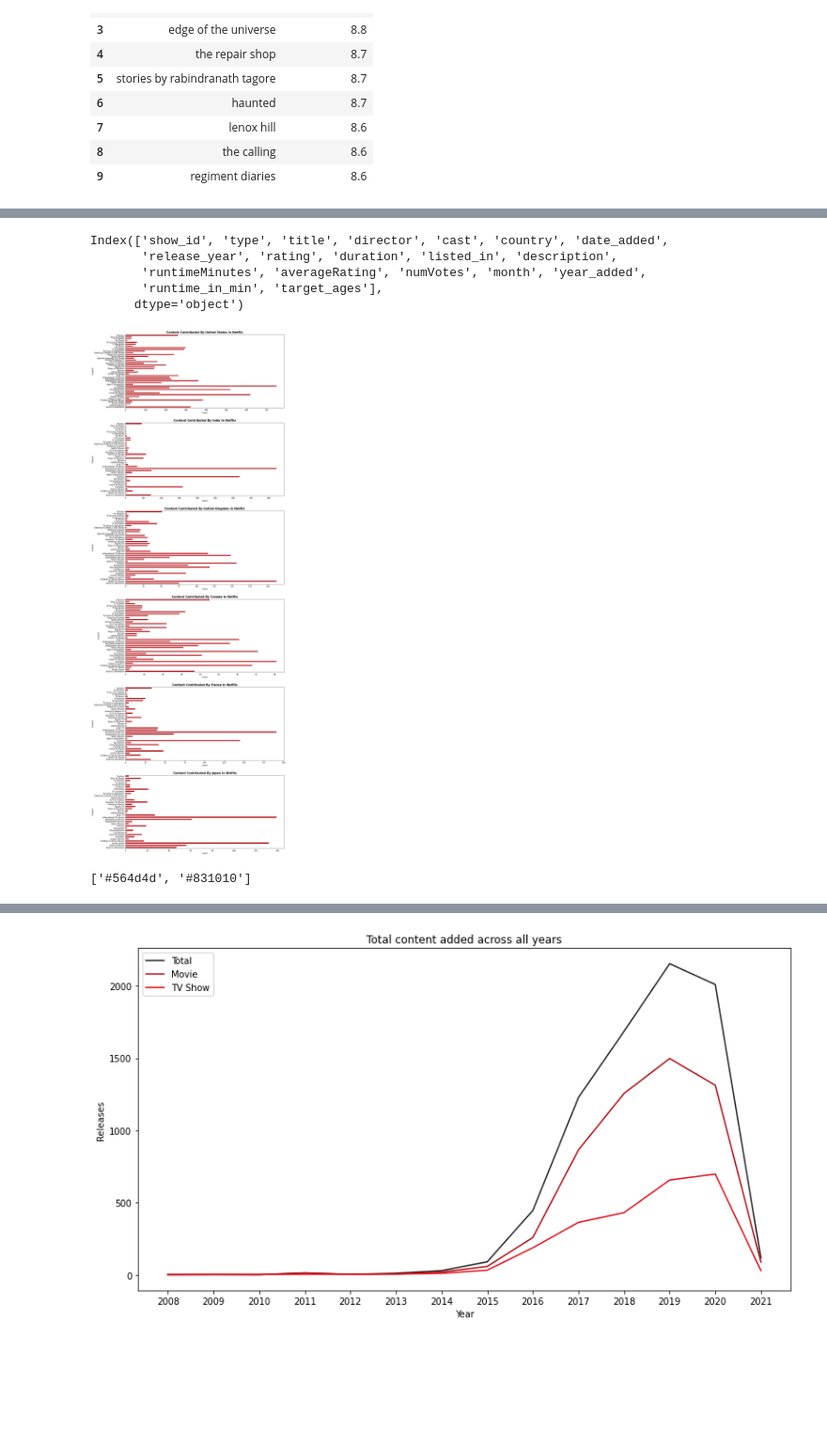
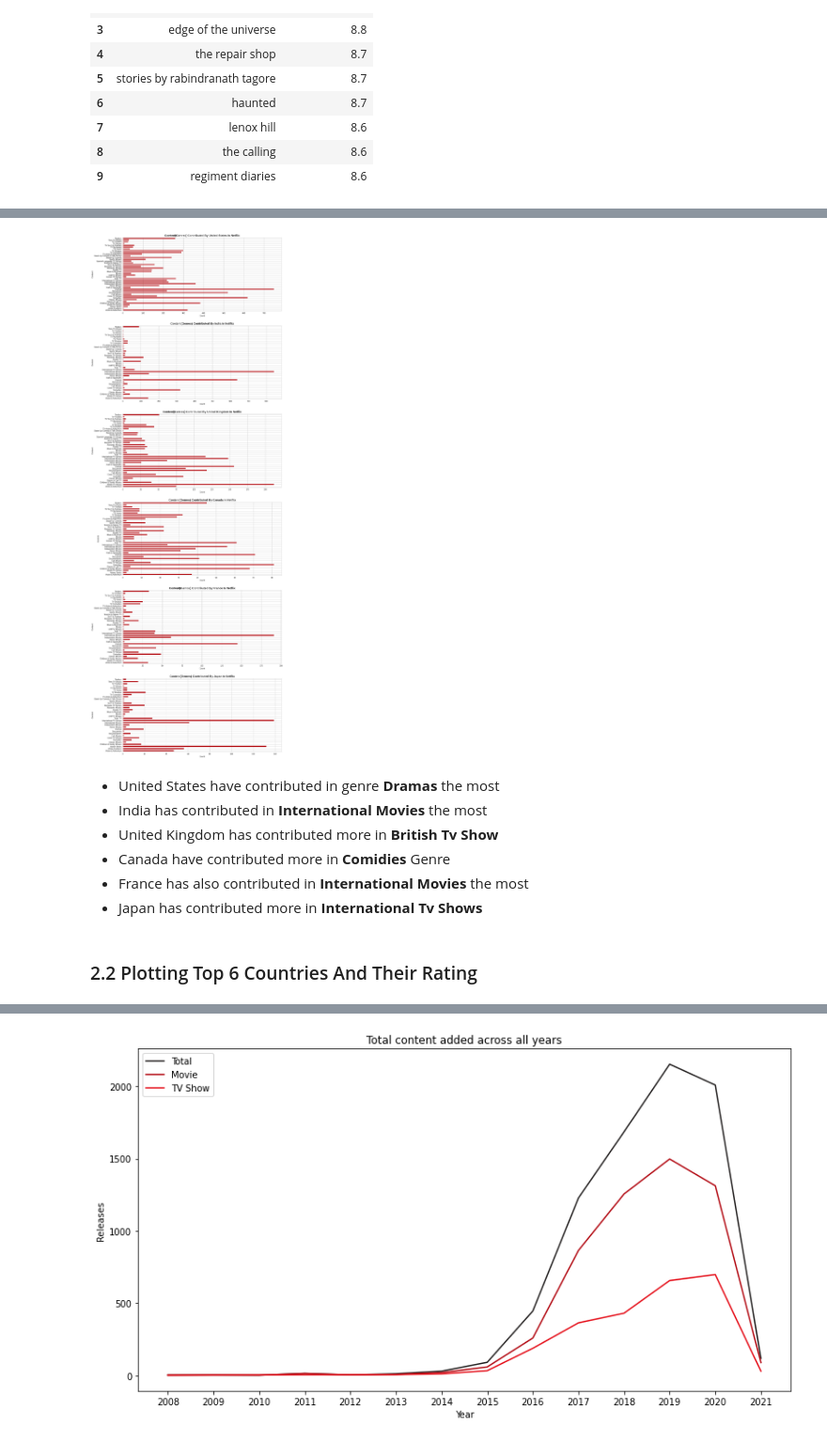
Before and after one commit to rubeshajith/NETFLIX-MOVIES-AND-TV-SHOWS-CLUSTERING, a Jupyter notebook: NETFLIX_MOVIES_AND_TV_SHOWS_CLUSTERING.ipynb, the cells around one changed output, grey strips where cells are left out. Shown at 94% size. Drawn from its saved outputs; the diff is of its cells as text; code cells hidden in the pictures; blank space fills up the shorter version.

```diff
--- a/NETFLIX_MOVIES_AND_TV_SHOWS_CLUSTERING.ipynb
+++ b/NETFLIX_MOVIES_AND_TV_SHOWS_CLUSTERING.ipynb
@@ -1305,7 +1333,3 @@ Understanding what type content is available in different countries
 # %%
-# United States
-# India
-# United Kingdom
-# Canada
-# France
-# Japan
+# creating a list which contains top 6 countries by order for plotting them in a loop
+lst = ['United States',	'India',	'United Kingdom','Canada','France',	'Japan']
@@ -1319,8 +1335,0 @@ filtered_movie_directors = filtered_movie_directors.explode("director")
-# %%
-df.columns
-# %% [output]
-Index(['show_id', 'type', 'title', 'director', 'cast', 'country', 'date_added',
-       'release_year', 'rating', 'duration', 'listed_in', 'description',
-       'runtimeMinutes', 'averageRating', 'numVotes', 'month', 'year_added',
-       'runtime_in_min', 'target_ages'],
-      dtype='object')
@@ -1333,27 +1336,25 @@ explode_df = explode_df.explode("listed_in")
-# %%
-lst = ['United States',
-'India',
-'United Kingdom',
-'Canada',
-'France',
-'Japan']
 # %%
-
+# Plotting top 6 countries most choosen genres
 i=0
 plt.figure(figsize=(15, 50))
 for country_name in lst:
   country_list = []
   country_list = explode_df.loc[explode_df["country"]== country_name]
   plt.subplot(6,1,i+1)
   country_list.groupby(["listed_in"])["listed_in"].count().plot(kind="barh",color='#b20710')
-  plt.title(f"Content Contributed By {country_name} In Netflix", fontsize=15, fontweight='bold')
+  plt.title(f"Content(Genres) Contributed By {country_name} In Netflix", fontsize=15, fontweight='bold')
   plt.ylabel("Content")
   plt.xlabel("Count")
   i+=1
 # %% [output]
-[figure, old version]
+[figure, new version]
-# %%
-['#564d4d','#831010']
-# %% [output]
-['#564d4d', '#831010']
+# %% [markdown]
+* United States have contributed in genre **Dramas** the most
+* India has contributed in **International Movies** the most
+* United Kingdom has contributed more in **British Tv Show**
+* Canada have contributed more in **Comidies** Genre
+* France has also contributed in **International Movies** the most
+* Japan has contributed more in **International Tv Shows**
+# %% [markdown]
+### 2.2 Plotting Top 6 Countries And Their Rating
 # %%
```
Also changed, not shown: parts of 89 cells of this notebook.
